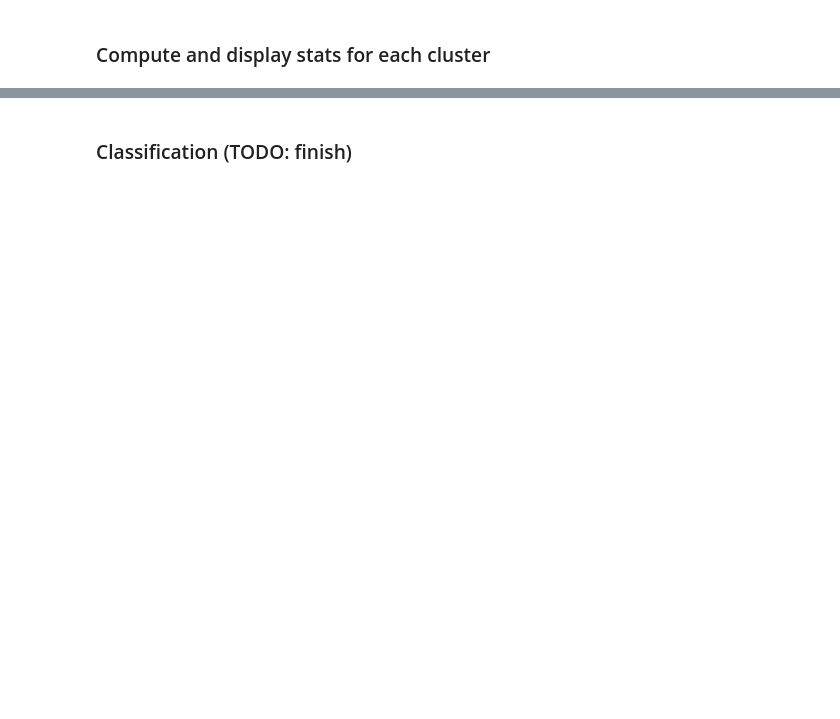
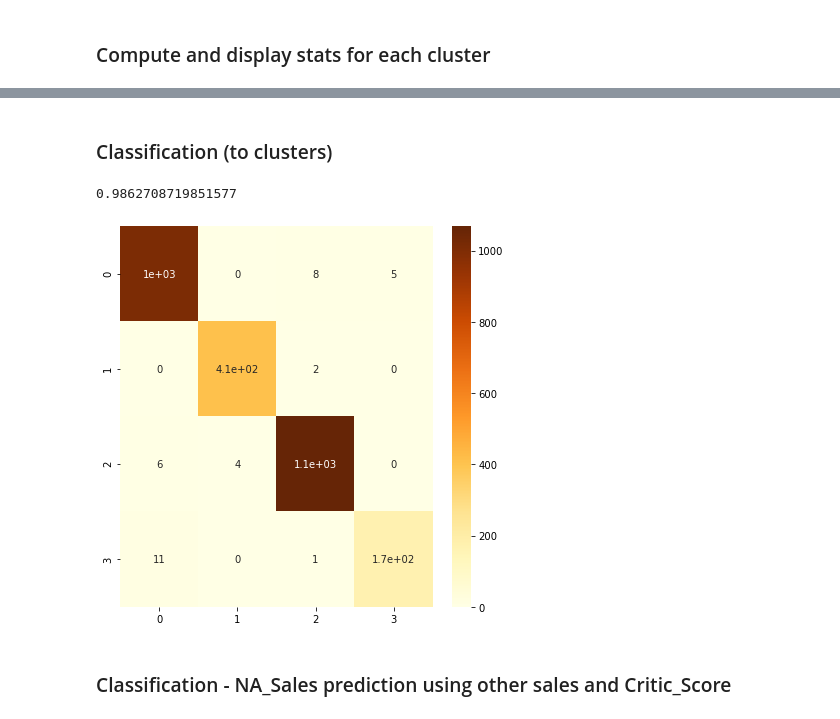
Before and after one commit to Loniowsky/Data-Mining-Project, a Jupyter notebook: scripts/notebooks/7th_gen.ipynb, the cells around one changed output, grey strips where cells are left out. Cells and saved outputs as stored; diff of their text form; code cells hidden in the pictures; blank space fills up the shorter version.

```diff
--- a/scripts/notebooks/7th_gen.ipynb
+++ b/scripts/notebooks/7th_gen.ipynb
@@ -106,5 +122,16 @@ cluster
 # %% [markdown]
-### Classification (TODO: finish)
+### Classification (to clusters)
+# %%
+standardize(clustered_data, columns_used_for_clustering, columns_stats)
+classification_quality, confusion_matrix = k_neighbours_leave_one_out(clustered_data, "cluster", 3)
+print(classification_quality)
+display_confusion_matrix(confusion_matrix)
+de_standardize(clustered_data, columns_used_for_clustering, columns_stats)
+# %% [output]
+0.9862708719851577
+[figure, added]
+# %% [markdown]
+### Classification - NA_Sales prediction using other sales and Critic_Score
 # %%
 data = clustered_data.drop(["cluster"], axis=1)
 data["cluster"] = 0
```
Also changed, not shown: parts of 6 cells of this notebook, 2 other files.
